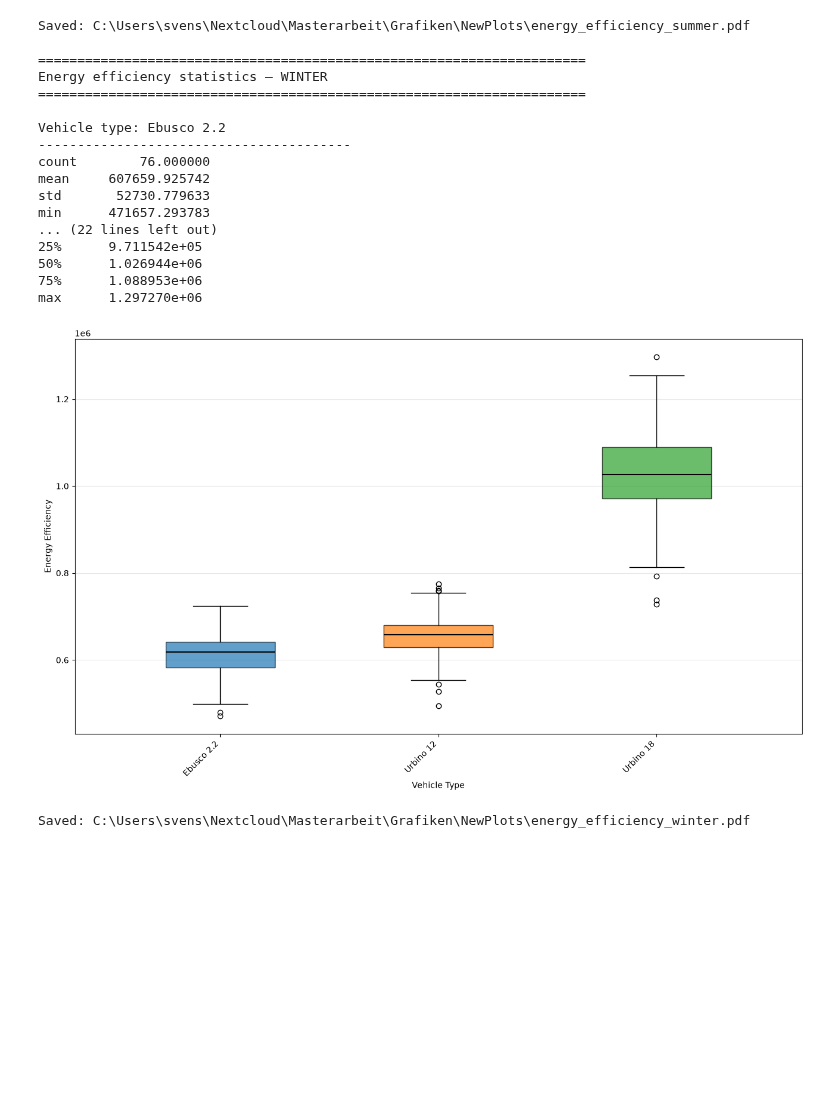
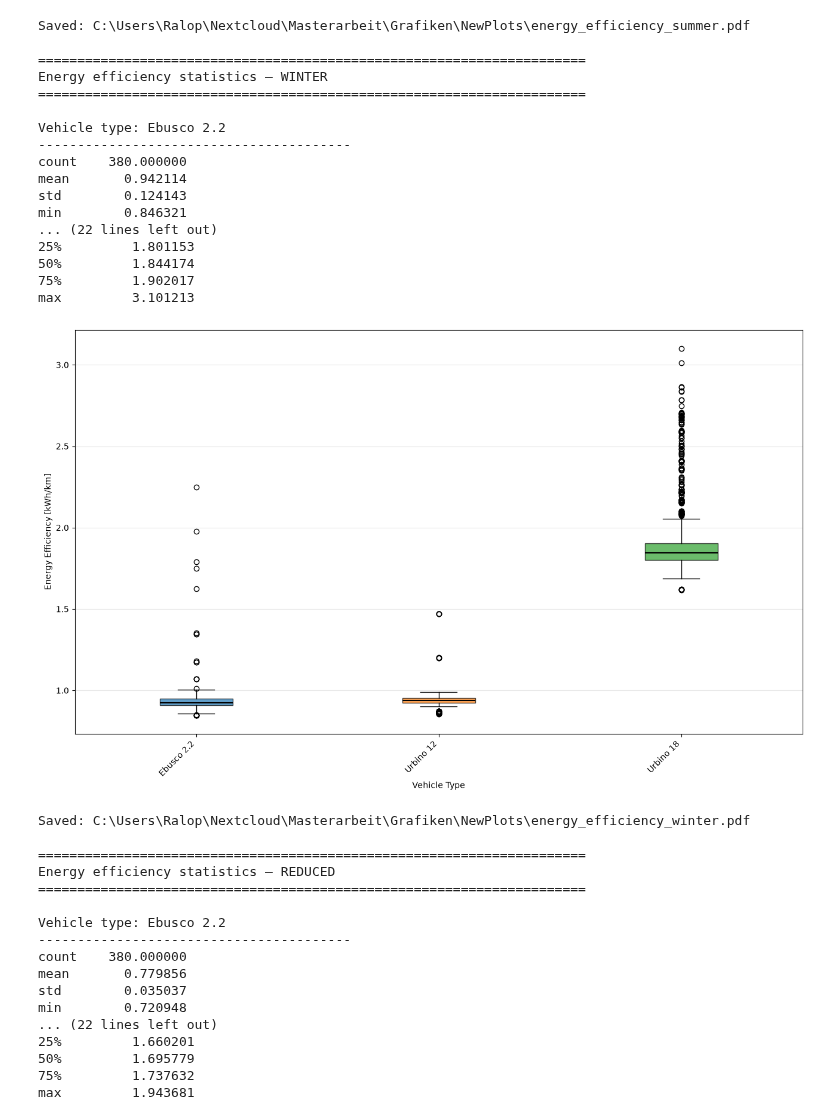
Before and after one commit to sven-vorg/best-ebus, a Jupyter notebook: scenario/eBuS/analysis/vehicles/vehicle_analysis.ipynb, the cells around one changed output. Cells and saved outputs as stored; diff of their text form; code cells hidden in the pictures; blank space fills up the shorter version.

```diff
--- a/scenario/eBuS/analysis/vehicles/vehicle_analysis.ipynb
+++ b/scenario/eBuS/analysis/vehicles/vehicle_analysis.ipynb
@@ -8,7 +8,7 @@ import numpy as np
 # %%
 PALETTE = ["#4C72B0", "#DD8452", "#55A868", "#C44E52", "#8172B2", "#937860"]
 DATABASE_PATH = "../../database/eBuS.duckdb"
-OUTPUT_PATH = Path(r"C:\Users\svens\Nextcloud\Masterarbeit\Grafiken\NewPlots")
+OUTPUT_PATH = Path(r"C:\Users\Ralop\Nextcloud\Masterarbeit\Grafiken\NewPlots")
 VEHICLE_DICT = {"Ebusco2.2electric12m": "Ebusco 2.2", "SolarsisUrbino12electric": "Urbino 12", "SolarsisUrbino18electric": "Urbino 18"}
 # %%
 # 1051 Validation - State of Charge over Time
@@ -129,4 +247,6 @@ Saved: C:\Users\svens\Nextcloud\Masterarbeit\Grafiken\NewPlots\delay_over_time_1
 # %%
+# AI-generated on 2026-09-14
+
 con = duckdb.connect(DATABASE_PATH)
 
 df = con.execute("""
@@ -139,24 +259,26 @@ df = con.execute("""
         scenario,
         seed
     FROM multirun_tripinfo
-    WHERE scenario IN ('summer', 'winter')
-    AND seed = 65
+    WHERE scenario IN ('summer', 'winter', 'reduced', 'increased')
 """).fetchdf()
 
 con.close()
 
+
 # Energy consumed per distance
 df["energy_efficiency"] = (
-    df["battery_totalEnergyConsumed"]-df["battery_totalEnergyRegenerated"] / df["tripinfo_routeLength"]
+    (df["battery_totalEnergyConsumed"] - df["battery_totalEnergyRegenerated"])
+    / df["tripinfo_routeLength"]
 )
 
-for scenario in ["summer", "winter"]:
+
+for scenario in ["summer", "winter", "reduced", "increased"]:
+
+    subset = df[df["scenario"] == scenario].copy()
 
     fig, ax = plt.subplots(figsize=(13, 8))
 
-    subset = df[df["scenario"] == scenario].copy()
-
-    # Keep vehicle types in a consistent order
+    # Vehicle types
     vtypes = sorted(subset["tripinfo_vType"].dropna().unique())
 
     # Data for each vehicle type
@@ -168,9 +290,9 @@ for scenario in ["summer", "winter"]:
         for vtype in vtypes
     ]
 
-    positions = np.arange(1, len(vtypes) + 1) * 0.3
+    positions = np.arange(1, len(vtypes) + 1)
 
-    # Create boxplots side-by-side
+    # Boxplot
     bp = ax.boxplot(
         boxplot_data,
         positions=positions,
@@ -178,13 +300,12 @@ for scenario in ["summer", "winter"]:
         medianprops=dict(color="black", linewidth=1.5)
     )
 
-    # Different color for each vehicle type
+    # Colors
     cmap = plt.get_cmap("tab10")
 
     for i, box in enumerate(bp["boxes"]):
         box.set_facecolor(cmap(i % 10))
         box.set_alpha(0.7)
-
 
     ax.set_xticks(positions)
     ax.set_xticklabels(
@@ -193,15 +314,10 @@ for scenario in ["summer", "winter"]:
         ha="right"
     )
 
-    ax.set_xlim(
-        positions[0] - 0.2,
-        positions[-1] + 0.2
-    )
+    ax.set_xlabel("Vehicle Type")
+    ax.set_ylabel("Energy Efficiency [kWh/km]")
+    ax.grid(axis="y", alpha=0.3)
 
-    ax.set_xlabel("Vehicle Type")
-    ax.set_ylabel("Energy Efficiency")
-
-    ax.grid(axis="y", alpha=0.3)
 
     # ---------------------------------------------------------
     # Print statistics
@@ -212,14 +328,16 @@ for scenario in ["summer", "winter"]:
     print("=" * 70)
 
     for vtype in vtypes:
+
         values = subset.loc[
             subset["tripinfo_vType"] == vtype,
             "energy_efficiency"
         ].dropna()
 
-        print(f"\nVehicle type: {VEHICLE_DICT.get(vtype)}")
+        print(f"\nVehicle type: {VEHICLE_DICT.get(vtype, vtype)}")
         print("-" * 40)
         print(values.describe().to_string())
+
 
     # ---------------------------------------------------------
     # Save figure
@@ -261,19 +379,35 @@ max      1.263494e+06
-Saved: C:\Users\svens\Nextcloud\Masterarbeit\Grafiken\NewPlots\energy_efficiency_summer.pdf
+Saved: C:\Users\Ralop\Nextcloud\Masterarbeit\Grafiken\NewPlots\energy_efficiency_summer.pdf
 
 ======================================================================
 Energy efficiency statistics — WINTER
 ======================================================================
 
 Vehicle type: Ebusco 2.2
 ----------------------------------------
-count        76.000000
-mean     607659.925742
-std       52730.779633
-min      471657.293783
+count    380.000000
+mean       0.942114
+std        0.124143
+min        0.846321
 ... (22 lines left out)
-25%      9.711542e+05
-50%      1.026944e+06
-75%      1.088953e+06
-max      1.297270e+06
+25%         1.801153
+50%         1.844174
+75%         1.902017
+max         3.101213
-[figure, old version]
+[figure, new version]
-Saved: C:\Users\svens\Nextcloud\Masterarbeit\Grafiken\NewPlots\energy_efficiency_winter.pdf
+Saved: C:\Users\Ralop\Nextcloud\Masterarbeit\Grafiken\NewPlots\energy_efficiency_winter.pdf
+
+======================================================================
+Energy efficiency statistics — REDUCED
+======================================================================
+
+Vehicle type: Ebusco 2.2
+----------------------------------------
+count    380.000000
+mean       0.779856
+std        0.035037
+min        0.720948
+... (22 lines left out)
+25%         1.660201
+50%         1.695779
+75%         1.737632
+max         1.943681
```
Also changed, not shown: parts of 12 cells of this notebook, 7 other files.
